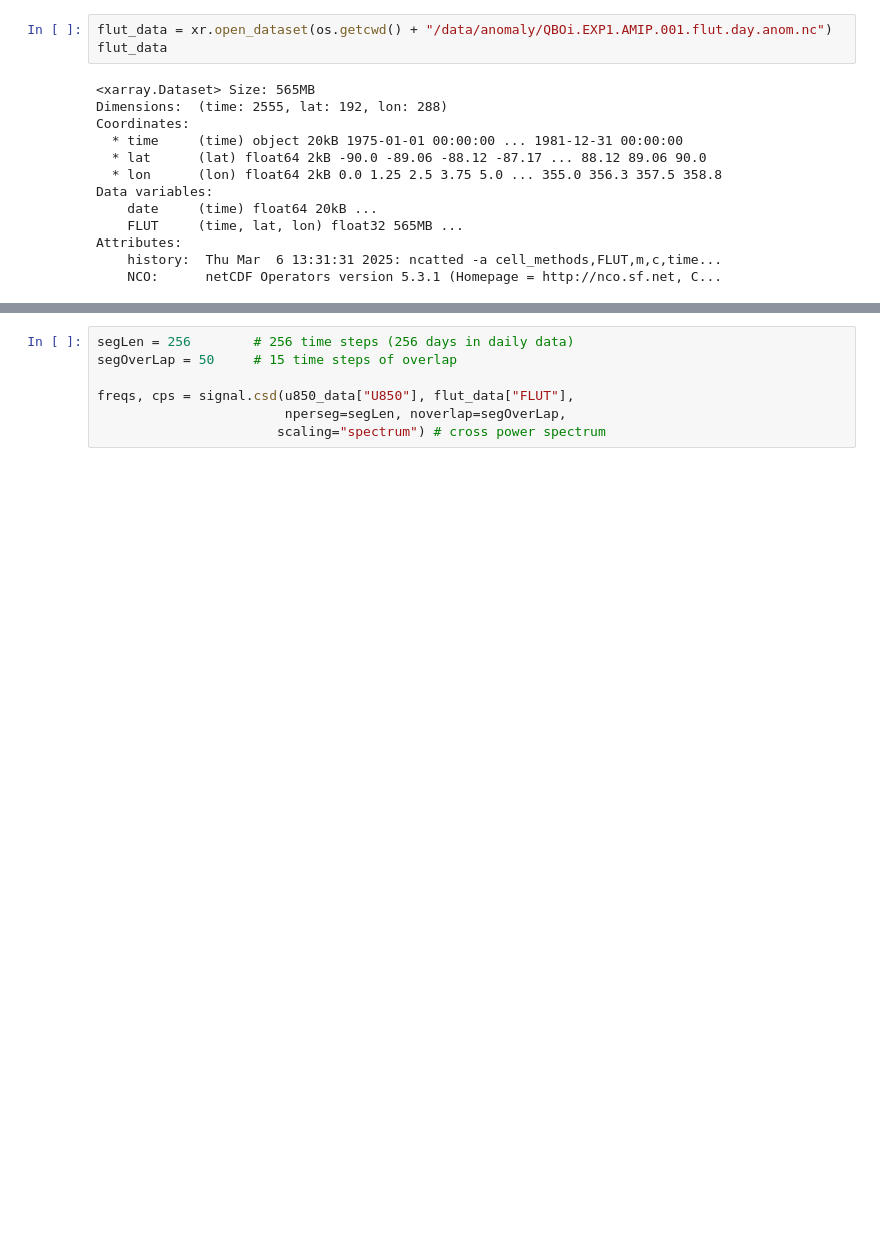
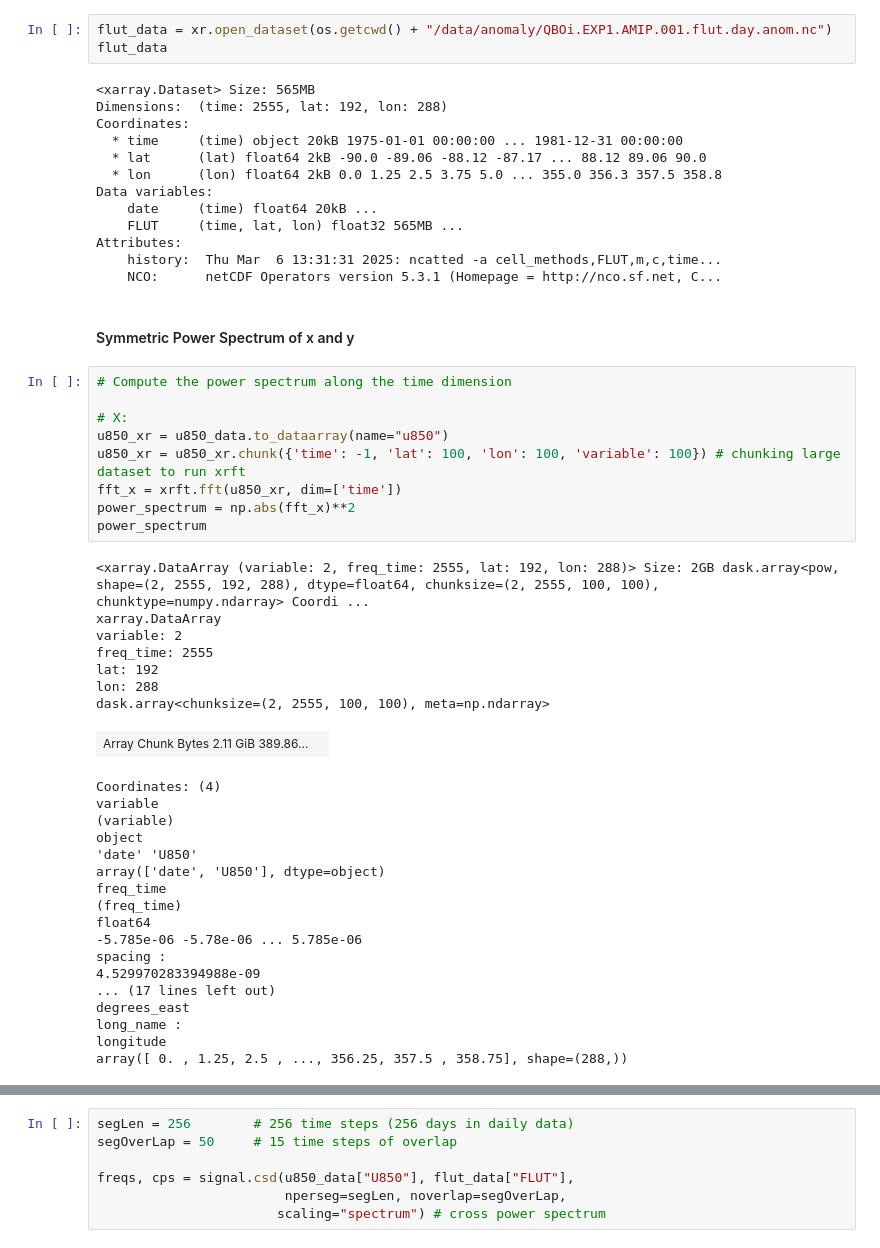
Before and after one commit to cyschneck/geocat-research, a Jupyter notebook: mjo/mjo_cross.ipynb, the cells around one changed output, grey strips where cells are left out. Cells and saved outputs as stored; diff of their text form; blank space fills up the shorter version.

Commit message:
chunk data

```diff
--- a/mjo/mjo_cross.ipynb
+++ b/mjo/mjo_cross.ipynb
@@ -46,3 +66,40 @@ Data variables:
 Attributes:
     history:  Thu Mar  6 13:31:31 2025: ncatted -a cell_methods,FLUT,m,c,time...
     NCO:      netCDF Operators version 5.3.1 (Homepage = http://nco.sf.net, C...
+# %% [markdown]
+#### Symmetric Power Spectrum of x and y
+# %%
+# Compute the power spectrum along the time dimension
+
+# X:
+u850_xr = u850_data.to_dataarray(name="u850")
+u850_xr = u850_xr.chunk({'time': -1, 'lat': 100, 'lon': 100, 'variable': 100}) # chunking large dataset to run xrft
+fft_x = xrft.fft(u850_xr, dim=['time'])
+power_spectrum = np.abs(fft_x)**2
+power_spectrum
+# %% [output]
+<xarray.DataArray (variable: 2, freq_time: 2555, lat: 192, lon: 288)> Size: 2GB dask.array<pow, shape=(2, 2555, 192, 288), dtype=float64, chunksize=(2, 2555, 100, 100), chunktype=numpy.ndarray> Coordi ...
+xarray.DataArray
+variable: 2
+freq_time: 2555
+lat: 192
+lon: 288
+dask.array<chunksize=(2, 2555, 100, 100), meta=np.ndarray>
+| Array Chunk Bytes 2.11 GiB 389.86... |  |
+Coordinates: (4)
+variable
+(variable)
+object
+'date' 'U850'
+array(['date', 'U850'], dtype=object)
+freq_time
+(freq_time)
+float64
+-5.785e-06 -5.78e-06 ... 5.785e-06
+spacing :
+4.529970283394988e-09
+... (17 lines left out)
+degrees_east
+long_name :
+longitude
+array([ 0. , 1.25, 2.5 , ..., 356.25, 357.5 , 358.75], shape=(288,))
```
Also changed, not shown: parts of 4 cells of this notebook, 1 other file.
